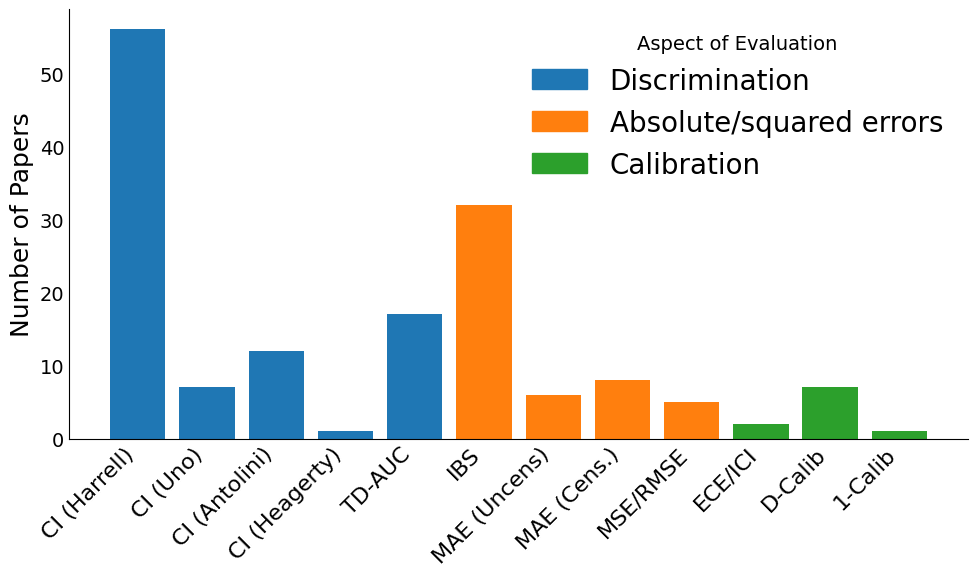
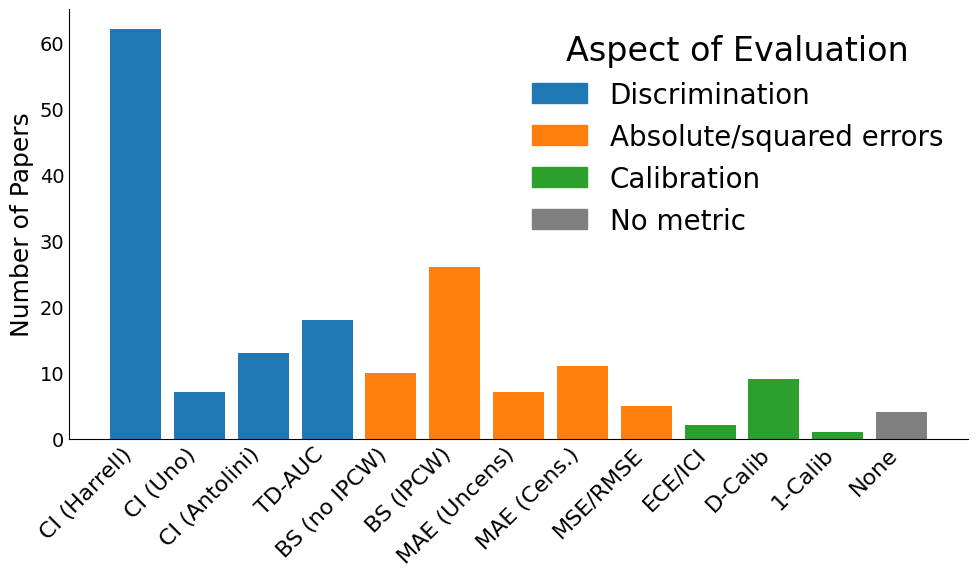
Code edit (unified diff) that turned the first committed figure into the second:
--- before
+++ after
@@ -17,17 +17,29 @@
 df = pd.read_csv('data/metrics_used.csv')
 
-# Count non-empty values per metric (excluding the title column)
-metric_counts = df.iloc[:, 1:].apply(lambda col: col.notna() & (col != ''), axis=0).sum()
+# Clean column names
+df.columns = df.columns.str.strip()
+
+# Count non-empty values per metric, excluding the title column
+metric_counts = df.iloc[:, 1:].apply(
+    lambda col: col.astype(str).str.strip().replace("nan", "").ne("")
+).sum()
 
 # Create the new combined metric 'MAE (Cens.)'
-mae_cens_sum = metric_counts.get("MAE (Hinge)", 0) + metric_counts.get("MAE (Margin)", 0) + metric_counts.get("MAE (PO)", 0)
+mae_cens_sum = (
+    metric_counts.get("MAE (Hinge)", 0)
+    + metric_counts.get("MAE (Margin)", 0)
+    + metric_counts.get("MAE (PO)", 0)
+)
 
 # Remove the three original MAE metrics
-metric_counts = metric_counts.drop(["MAE (Hinge)", "MAE (Margin)", "MAE (PO)"], errors='ignore')
+metric_counts = metric_counts.drop(
+    ["MAE (Hinge)", "MAE (Margin)", "MAE (PO)"],
+    errors='ignore'
+)
 
 # Add the combined metric
 metric_counts["MAE (Cens.)"] = mae_cens_sum
 
-# Define categories with the new combined metric instead of the three separate ones
+# Define categories
 categories = {
     "Discrimination": [
@@ -35,9 +47,9 @@
         "CI (Uno)",
         "CI (Antolini)",
-        "CI (Heagerty)",
         "TD-AUC"
     ],
     "Absolute/squared errors": [
-        "IBS",
+        "BS (no IPCW)",
+        "BS (IPCW)",
         "MAE (Uncens)",
         "MAE (Cens.)",
@@ -45,8 +57,10 @@
     ],
     "Calibration": [
-        "IBLL",
         "ECE/ICI",
         "D-Calib",
         "1-Calib"
+    ],
+    "No metric": [
+        "None"
     ]
 }
@@ -56,10 +70,20 @@
     "Discrimination": "tab:blue",
     "Absolute/squared errors": "tab:orange",
-    "Calibration": "tab:green"
+    "Calibration": "tab:green",
+    "No metric": "gray"
 }
 
 # Flatten to map each metric to its category and color
-metric_to_category = {metric: cat for cat, metrics in categories.items() for metric in metrics}
-metric_to_color = {metric: category_colors[metric_to_category[metric]] for metric in metric_counts.index if metric in metric_to_category}
+metric_to_category = {
+    metric: cat
+    for cat, metrics in categories.items()
+    for metric in metrics
+}
+
+metric_to_color = {
+    metric: category_colors[metric_to_category[metric]]
+    for metric in metric_counts.index
+    if metric in metric_to_category
+}
 
 # Sort metrics by category for grouped plotting
@@ -71,8 +95,10 @@
 
 print("Missing metrics (bars would be zero):", missing_metrics)
+
 sorted_metrics = existing_metrics
 
 # Plot
 plt.figure(figsize=(10, 6))
+
 bars = plt.bar(
     sorted_metrics,
@@ -86,7 +112,17 @@
 ax.spines['right'].set_visible(False)
 
-# Legend handles (category color blocks)
-legend_handles = [Patch(color=color, label=cat) for cat, color in category_colors.items()]
-plt.legend(handles=legend_handles, title="Aspect of Evaluation", frameon=False, fontsize=20)
+# Legend handles
+legend_handles = [
+    Patch(color=color, label=cat)
+    for cat, color in category_colors.items()
+]
+
+plt.legend(
+    handles=legend_handles,
+    title="Aspect of Evaluation",
+    frameon=False,
+    fontsize=20,
+    title_fontsize=24
+)
 
 # Labeling

Commit: Fix plot figures to match csv data